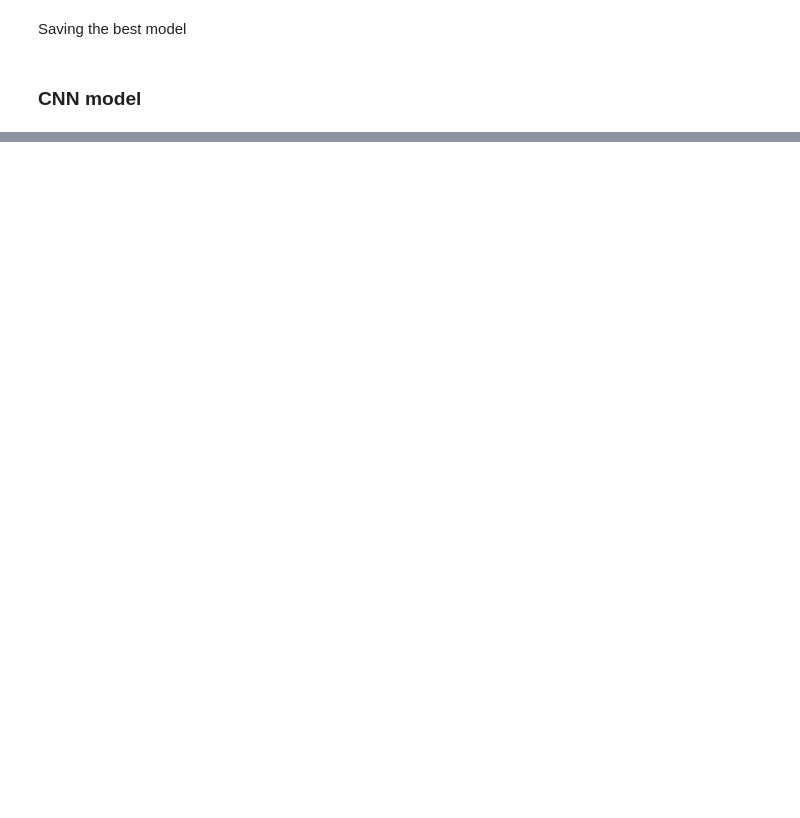
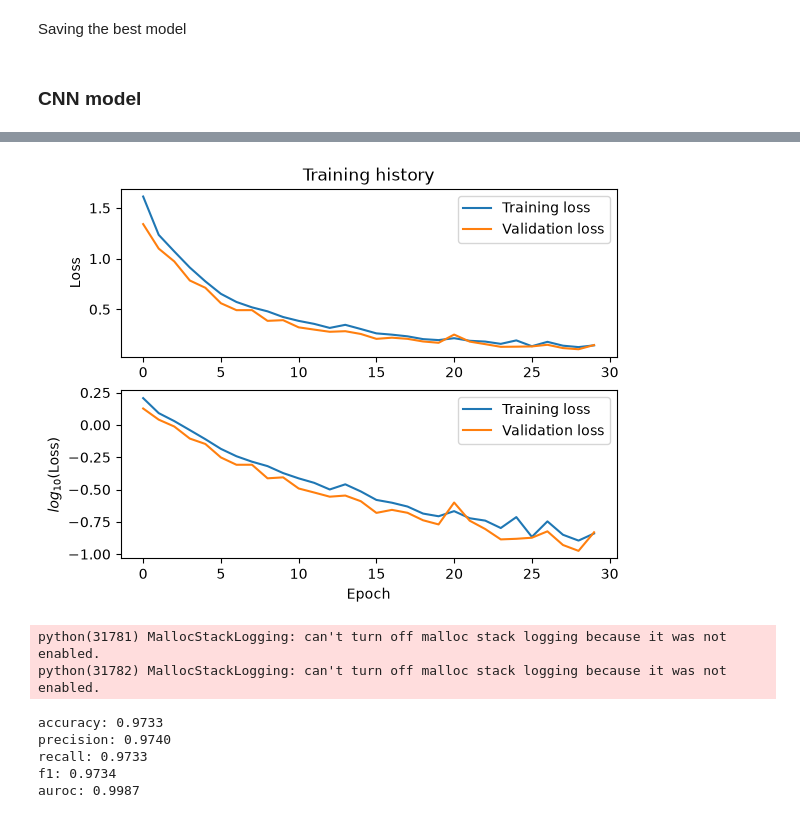
Before and after one commit to mmarze/lg-mode-classifier, a Jupyter notebook: notebooks/experiments.ipynb, the cells around one changed output, grey strips where cells are left out. Cells and saved outputs as stored; diff of their text form; code cells hidden in the pictures; blank space fills up the shorter version.

```diff
--- a/notebooks/experiments.ipynb
+++ b/notebooks/experiments.ipynb
@@ -341,0 +362,19 @@ torch.save(
+# %%
+optimizer2 = torch.optim.AdamW(
+    model2.parameters(),
+    lr=LEARNING_RATE2,
+    weight_decay=1e-4,
+)
+# %%
+model2, history2 = train_model(
+    model=model2,
+    train_loader=train_loader,
+    validation_loader=validation_loader,
+    criterion=criterion,
+    optimizer=optimizer2,
+    device=device,
+    num_epochs=NUM_EPOCHS,
+    num_classes=NUM_CLASSES,
+    patience=PATIENCE,
+    min_delta=MIN_DELTA,
+)
@@ -341,0 +419,47 @@ torch.save(
+# %%
+plt.subplots(2, 1)
+
+plt.subplot(2, 1, 1)
+plt.plot(history2["train_loss"], label="Training loss")
+plt.plot(history2["validation_loss"], label="Validation loss")
+plt.ylabel("Loss")
+plt.title("Training history")
+plt.legend()
+
+plt.subplot(2, 1, 2)
+plt.plot(np.log10(history2["train_loss"]), label="Training loss")
+plt.plot(np.log10(history2["validation_loss"]), label="Validation loss")
+plt.xlabel("Epoch")
+plt.ylabel("$log_{10}$(Loss)")
+plt.legend()
+
+plt.tight_layout
+plt.show()
+# %% [output]
+[figure, added]
+# %%
+val_loss2, val_labels2, val_predictions2, val_probabilities2 = evaluate_model(
+    model=model2,
+    loader=validation_loader,
+    criterion=criterion,
+    device=device,
+)
+# %% [output]
+python(31781) MallocStackLogging: can't turn off malloc stack logging because it was not enabled.
+python(31782) MallocStackLogging: can't turn off malloc stack logging because it was not enabled.
+# %%
+val_metrics2 = calculate_metrics(
+    predictions=val_predictions2,
+    probabilities=val_probabilities2,
+    target=val_labels2,
+    num_classes=NUM_CLASSES,
+)
+
+for name, value in val_metrics2.items():
+    print(f"{name}: {value.item():.4f}")
+# %% [output]
+accuracy: 0.9733
+precision: 0.9740
+recall: 0.9733
+f1: 0.9734
+auroc: 0.9987
```
Also changed, not shown: parts of 23 cells of this notebook.
